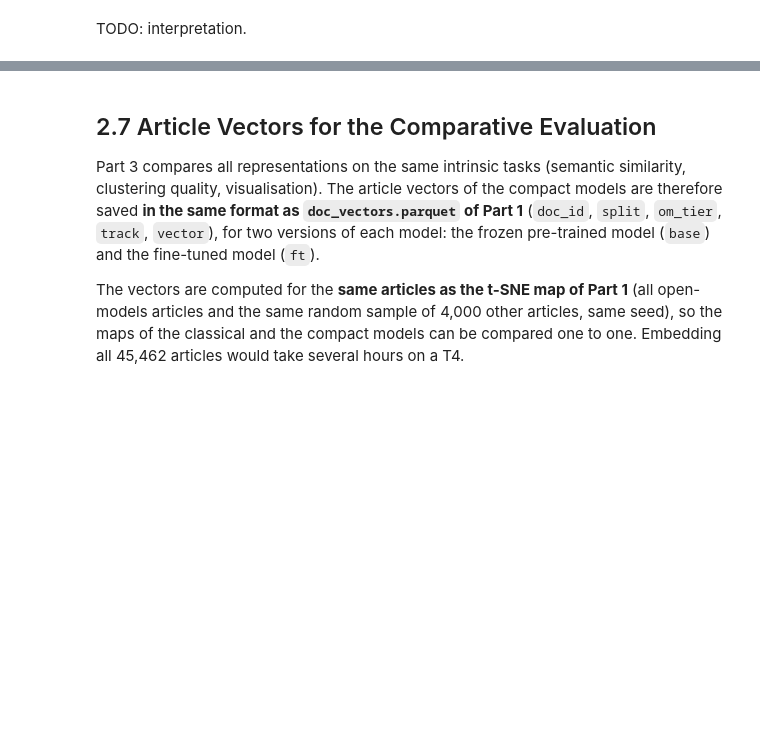
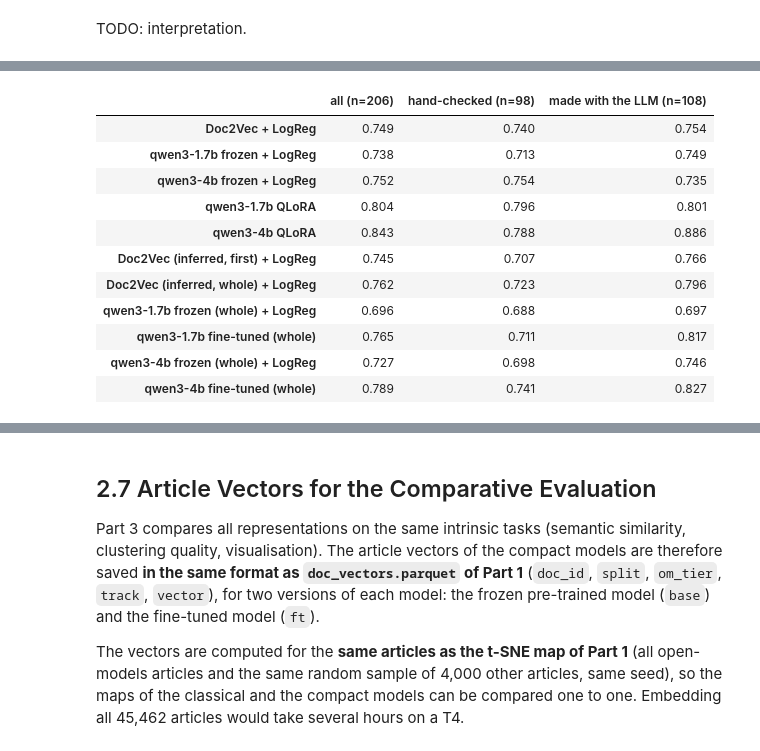
Before and after one commit to jihyeon26/2026-09-CLT-computational_language, a Jupyter notebook: colab/stage2_wp2_finetuning.ipynb, the cells around one changed output, grey strips where cells are left out. Drawn from its saved outputs; the diff is of its cells as text; code cells hidden in the pictures; blank space fills up the shorter version.

```diff
--- a/colab/stage2_wp2_finetuning.ipynb
+++ b/colab/stage2_wp2_finetuning.ipynb
@@ -842,0 +826,25 @@ TODO: interpretation.
+# %%
+val = sets["validation"]
+y = val["eval_label"].to_numpy()
+subsets = {"all": y >= 0}
+if "label_source" in val:
+    subsets["hand-checked"] = (y >= 0) & (val["label_source"] == "human").to_numpy()
+    subsets["made with the LLM"] = (y >= 0) & (val["label_source"] != "human").to_numpy()
+
+robust = pd.DataFrame({f"{name} (n={mask.sum()})": {m: f1_score(y[mask], p[mask], average="macro") for m, p in PREDICTIONS.items()}
+                       for name, mask in subsets.items()})
+robust.to_csv(RUN_DIR / "results_robustness.csv")
+display(robust.round(3))
+# %% [output]
+|  | all (n=206) | hand-checked (n=98) | made with the LLM (n=108) |
+| Doc2Vec + LogReg | 0.749 | 0.740 | 0.754 |
+| qwen3-1.7b frozen + LogReg | 0.738 | 0.713 | 0.749 |
+| qwen3-4b frozen + LogReg | 0.752 | 0.754 | 0.735 |
+| qwen3-1.7b QLoRA | 0.804 | 0.796 | 0.801 |
+| qwen3-4b QLoRA | 0.843 | 0.788 | 0.886 |
+| Doc2Vec (inferred, first) + LogReg | 0.745 | 0.707 | 0.766 |
+| Doc2Vec (inferred, whole) + LogReg | 0.762 | 0.723 | 0.796 |
+| qwen3-1.7b frozen (whole) + LogReg | 0.696 | 0.688 | 0.697 |
+| qwen3-1.7b fine-tuned (whole) | 0.765 | 0.711 | 0.817 |
+| qwen3-4b frozen (whole) + LogReg | 0.727 | 0.698 | 0.746 |
+| qwen3-4b fine-tuned (whole) | 0.789 | 0.741 | 0.827 |
```
Also changed, not shown: parts of 14 cells of this notebook.
